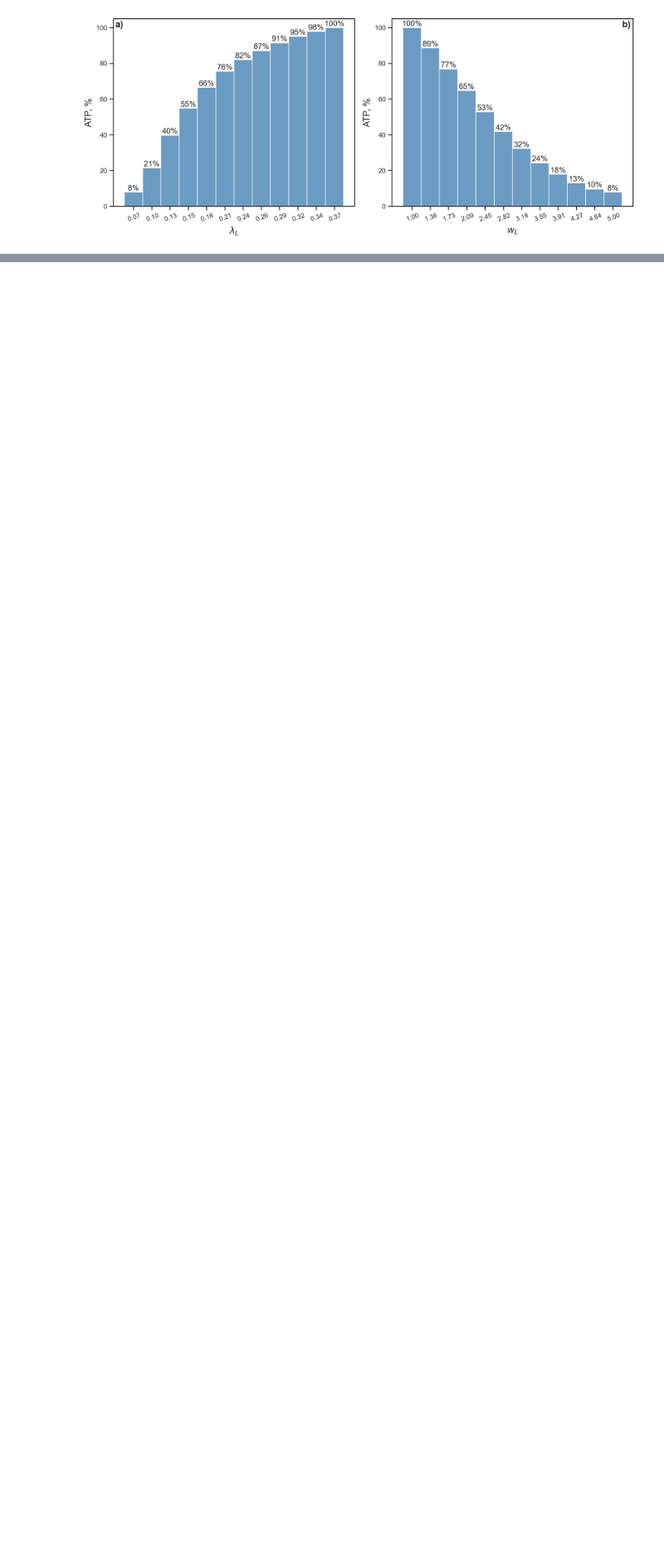
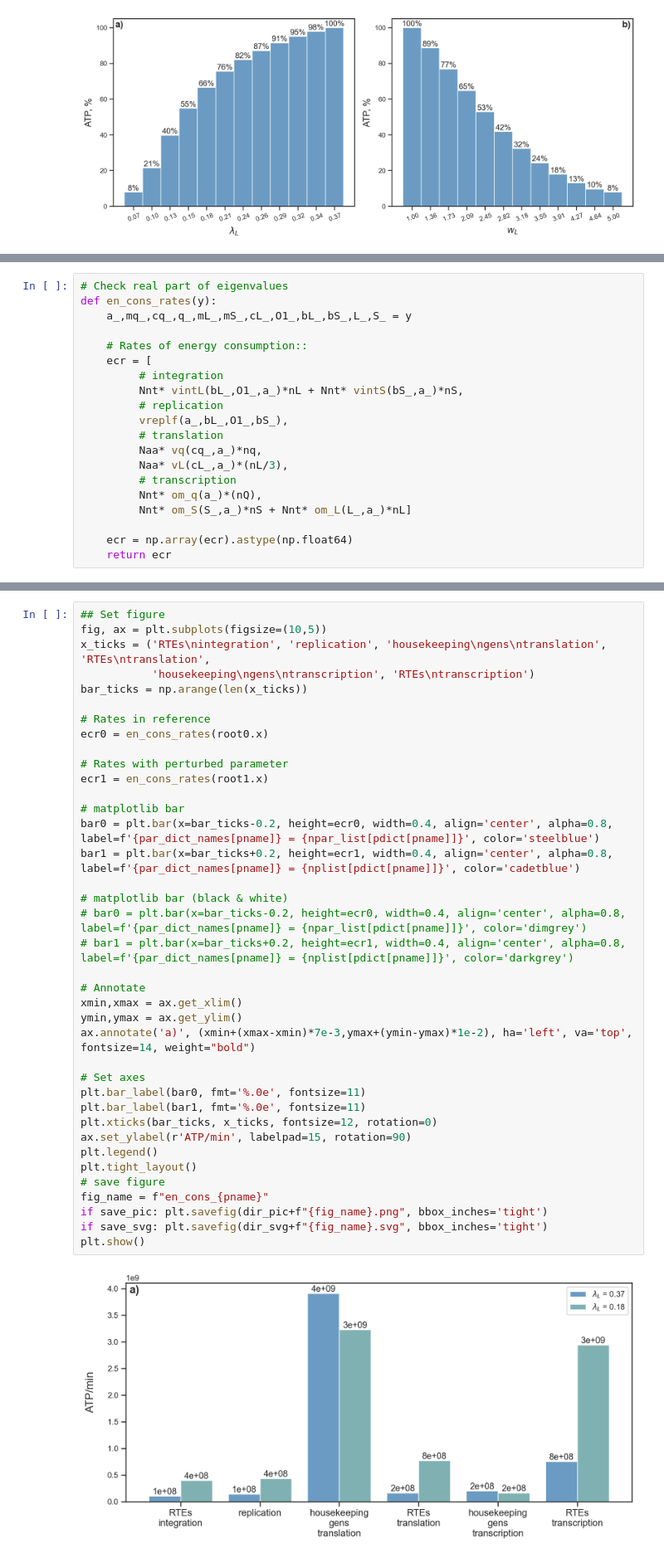
Before and after one commit to SeriySamuray/TE_model_deterministic, a Jupyter notebook: TE_model_deterministic.ipynb, the cells around one changed output, grey strips where cells are left out. Shown at 83% size. Drawn from its saved outputs; the diff is of its cells as text; blank space fills up the shorter version.

```diff
--- a/TE_model_deterministic.ipynb
+++ b/TE_model_deterministic.ipynb
@@ -1299,0 +1302,20 @@ plt.show()
+# %%
+# Check real part of eigenvalues
+def en_cons_rates(y):
+    a_,mq_,cq_,q_,mL_,mS_,cL_,O1_,bL_,bS_,L_,S_ = y
+
+    # Rates of energy consumption::
+    ecr = [
+         # integration
+         Nnt* vintL(bL_,O1_,a_)*nL + Nnt* vintS(bS_,a_)*nS,
+         # replication
+         vreplf(a_,bL_,O1_,bS_),
+         # translation
+         Naa* vq(cq_,a_)*nq,
+         Naa* vL(cL_,a_)*(nL/3),
+         # transcription
+         Nnt* om_q(a_)*(nQ),
+         Nnt* om_S(S_,a_)*nS + Nnt* om_L(L_,a_)*nL]
+
+    ecr = np.array(ecr).astype(np.float64)
+    return ecr
@@ -1299,0 +1386,40 @@ plt.show()
+# %%
+## Set figure
+fig, ax = plt.subplots(figsize=(10,5))
+x_ticks = ('RTEs\nintegration', 'replication', 'housekeeping\ngens\ntranslation', 'RTEs\ntranslation',
+           'housekeeping\ngens\ntranscription', 'RTEs\ntranscription')
+bar_ticks = np.arange(len(x_ticks))
+
+# Rates in reference
+ecr0 = en_cons_rates(root0.x)
+
+# Rates with perturbed parameter
+ecr1 = en_cons_rates(root1.x)
+
+# matplotlib bar
+bar0 = plt.bar(x=bar_ticks-0.2, height=ecr0, width=0.4, align='center', alpha=0.8, label=f'{par_dict_names[pname]} = {npar_list[pdict[pname]]}', color='steelblue')
+bar1 = plt.bar(x=bar_ticks+0.2, height=ecr1, width=0.4, align='center', alpha=0.8, label=f'{par_dict_names[pname]} = {nplist[pdict[pname]]}', color='cadetblue')
+
+# matplotlib bar (black & white)
+# bar0 = plt.bar(x=bar_ticks-0.2, height=ecr0, width=0.4, align='center', alpha=0.8, label=f'{par_dict_names[pname]} = {npar_list[pdict[pname]]}', color='dimgrey')
+# bar1 = plt.bar(x=bar_ticks+0.2, height=ecr1, width=0.4, align='center', alpha=0.8, label=f'{par_dict_names[pname]} = {nplist[pdict[pname]]}', color='darkgrey')
+
+# Annotate
+xmin,xmax = ax.get_xlim()
+ymin,ymax = ax.get_ylim()
+ax.annotate('a)', (xmin+(xmax-xmin)*7e-3,ymax+(ymin-ymax)*1e-2), ha='left', va='top', fontsize=14, weight="bold")
+
+# Set axes
+plt.bar_label(bar0, fmt='%.0e', fontsize=11)
+plt.bar_label(bar1, fmt='%.0e', fontsize=11)
+plt.xticks(bar_ticks, x_ticks, fontsize=12, rotation=0)
+ax.set_ylabel(r'ATP/min', labelpad=15, rotation=90)
+plt.legend()
+plt.tight_layout()
+# save figure
+fig_name = f"en_cons_{pname}"
+if save_pic: plt.savefig(dir_pic+f"{fig_name}.png", bbox_inches='tight')
+if save_svg: plt.savefig(dir_svg+f"{fig_name}.svg", bbox_inches='tight')
+plt.show()
+# %% [output]
+[figure, added]
```
Also changed, not shown: parts of 9 cells of this notebook.
